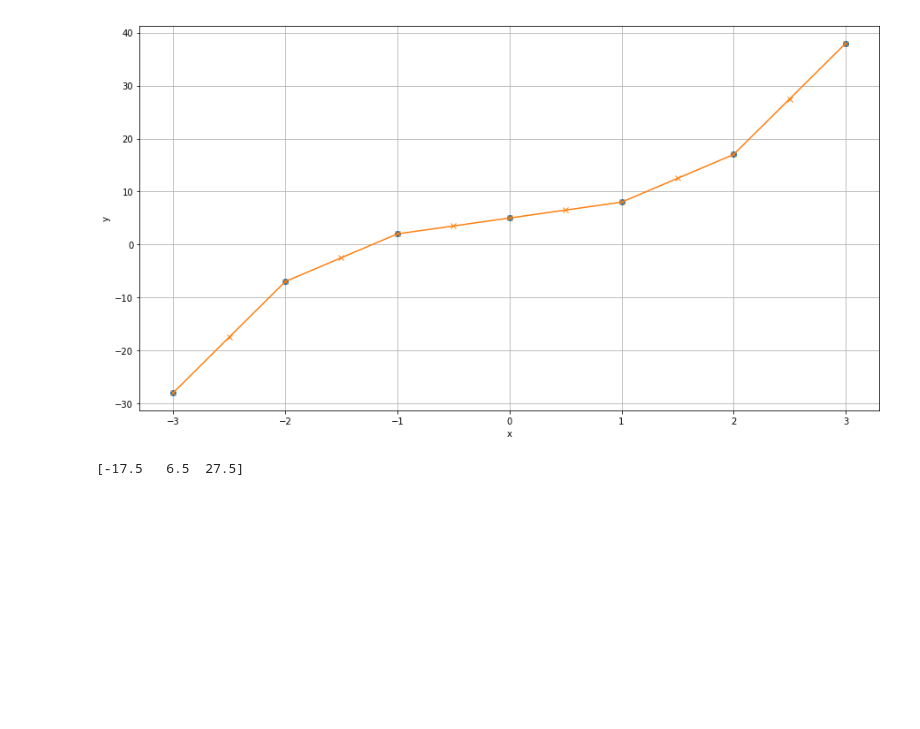
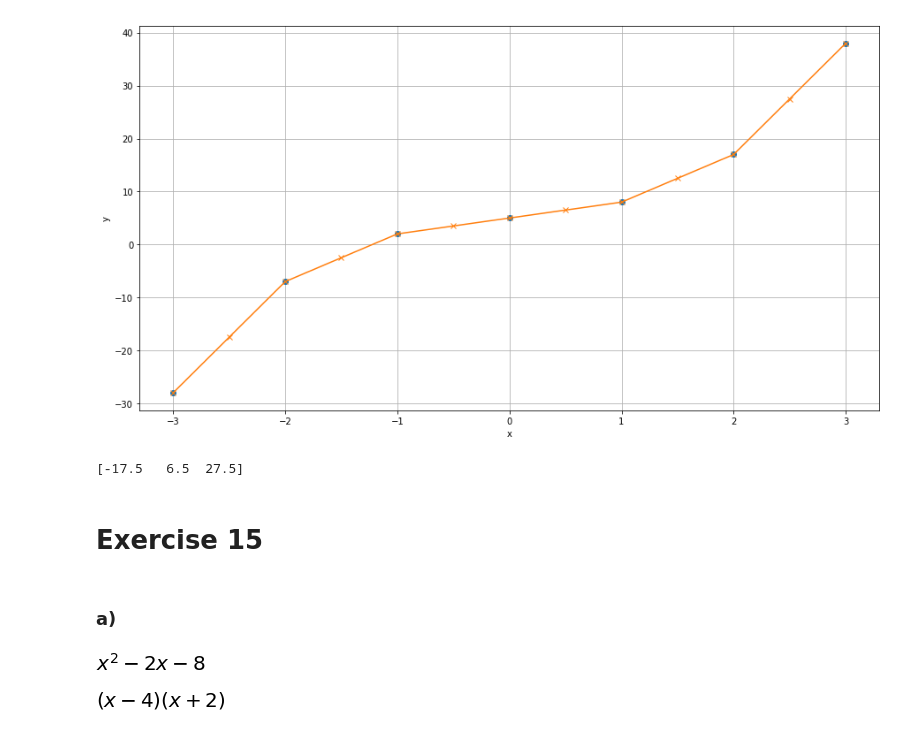
Before and after one commit to jqnoc/scientific-python, a Jupyter notebook: exercises.ipynb, the cells around one changed output. Saved outputs shown, nothing was run; the diff lists cells and outputs as text; code cells hidden in the pictures; blank space fills up the shorter version.

```diff
--- a/exercises.ipynb
+++ b/exercises.ipynb
@@ -480,3 +480,7 @@ yinterp = np.interp(xvals, x, y)
 print(yinterp)
 # %% [output]
 [-17.5   6.5  27.5]
+# %% [markdown]
+# Exercise 15
+# %% [markdown]
+### a)
@@ -482,0 +490,12 @@ print(yinterp)
+# %%
+x = Symbol('x')
+# %%
+a = x**2 - 2*x - 8
+a
+# %% [output]
+[figure, added]
+# %%
+a = factor(a)
+a
+# %% [output]
+[figure, added]
```
Also changed, not shown: parts of 106 cells of this notebook, 1 other file.
